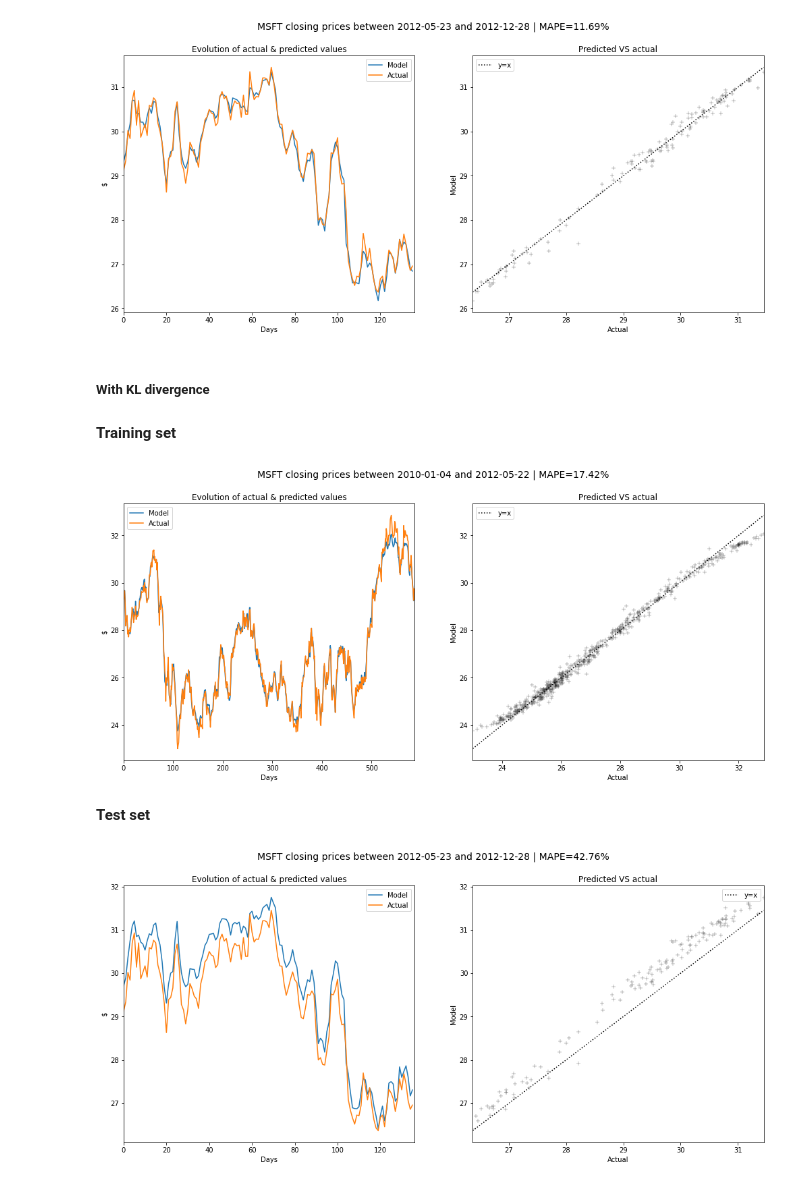
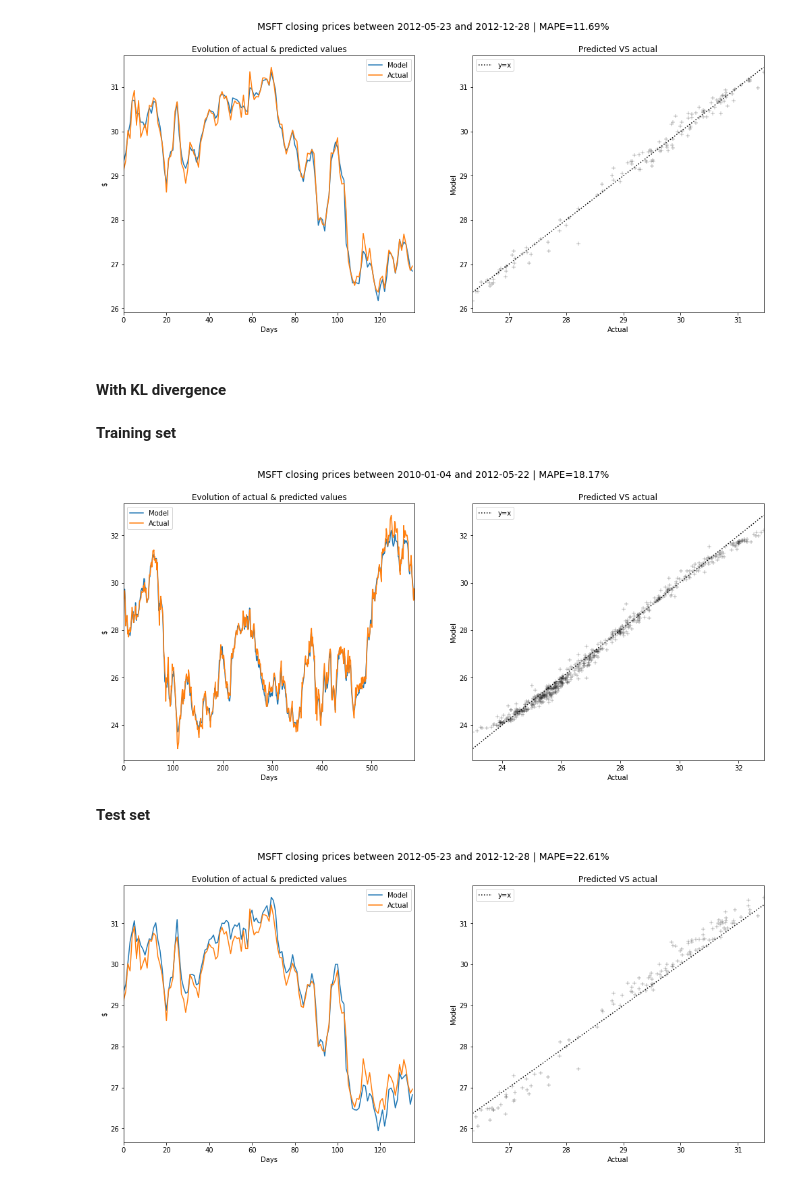
Before and after one commit to PeDiot/bayesian-neural-network-stock-prediction, a Jupyter notebook: notebook.ipynb, the cells around one changed output. Cells and saved outputs as stored; diff of their text form; code cells hidden in the pictures.

```diff
--- a/notebook.ipynb
+++ b/notebook.ipynb
@@ -35,7 +43,7 @@ ticker = "MSFT"
 
 start_date = "2010-01-04"
 end_date = "2012-12-31"
-window_size = 30
+window_size = 32
 
 train_prop = .8
 ema_n_days = [5, 10]
@@ -237,0 +246,9 @@ for epoch in range(num_epochs):
+# %%
+model_file_name = "bnn_kl_200_epochs.pt"
+loss_file_name = "weighted_loss_kl_200_epochs.pt"
+
+# torch.save(bnn_kl, BACKUP_PATH+"models/"+model_file_name)
+# torch.save(criterion, BACKUP_PATH+"loss/"+loss_file_name)
+
+bnn_kl = torch.load(BACKUP_PATH+"models/"+model_file_name)
+criterion = torch.load(BACKUP_PATH+"loss/"+loss_file_name)
@@ -262,18 +289,18 @@ backtest_plot(ticker, df_backtest, mape, data.test_period)
 # %% [output]
 [figure]
 # %% [markdown]
-##### With KL divergence
+#### With KL divergence
 # %% [markdown]
 **Training set**
 # %%
-df_backtest, mape = create_backtest_dataset(model, data, training=True)
+df_backtest, mape = create_backtest_dataset(bnn_kl, data, training=True)
 backtest_plot(ticker, df_backtest, mape, data.train_period)
 # %% [output]
-[figure, old version]
+[figure, new version]
 # %% [markdown]
 **Test set**
 # %%
-df_backtest, mape = create_backtest_dataset(model, data, training=False)
+df_backtest, mape = create_backtest_dataset(bnn_kl, data, training=False)
 backtest_plot(ticker, df_backtest, mape, data.test_period)
 # %% [output]
-[figure, old version]
+[figure, new version]
```
Also changed, not shown: parts of 32 cells of this notebook.
